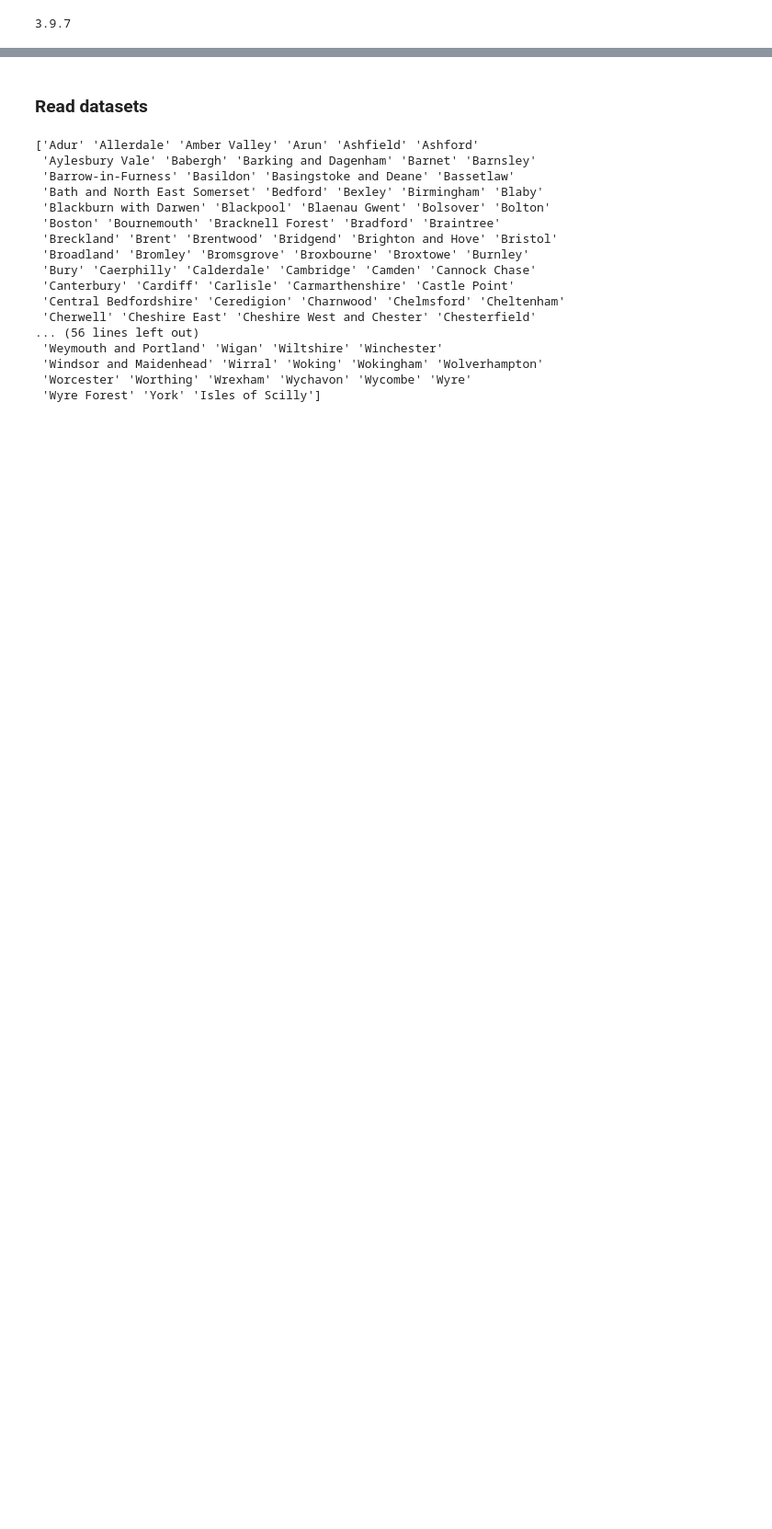
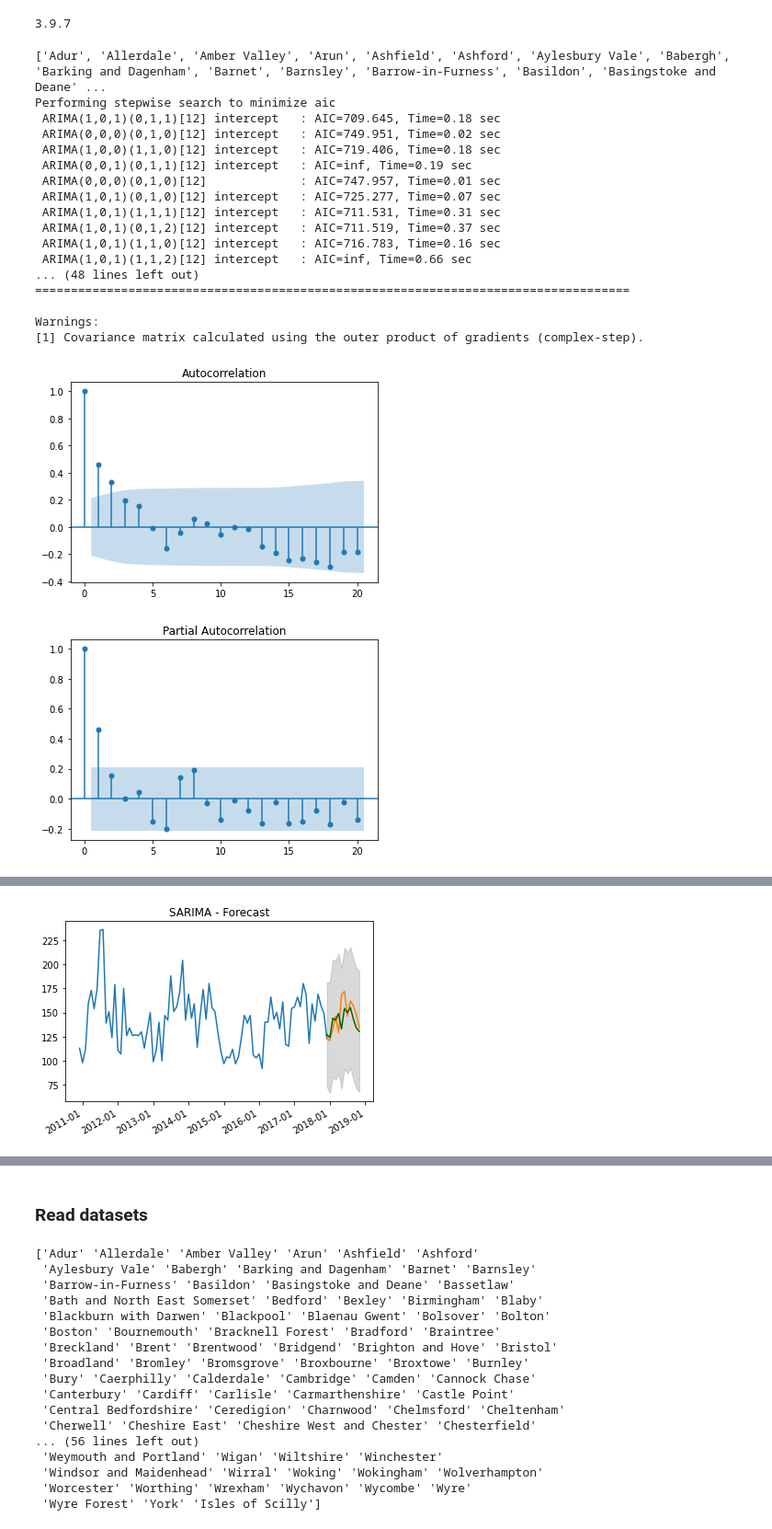
Before and after one commit to S-Diemel/JBG050, a Jupyter notebook: arima_2.ipynb, the cells around one changed output, grey strips where cells are left out. Shown at 92% size. Drawn from its saved outputs; the diff is of its cells as text; code cells hidden in the pictures; blank space fills up the shorter version.

```diff
--- a/arima_2.ipynb
+++ b/arima_2.ipynb
@@ -20,3 +23,80 @@ print(python_version())
 warnings.filterwarnings('ignore')
 # %% [output]
 3.9.7
+# %%
+burg = 'burglarys city'
+col = burg
+n_periods = 12
+city = 'Blackpool'
+
+df = pd.read_csv('C:\\Users\\20203666\\Documents\\JBG050-data\\final_burglary_data_city1.csv')
+print(sorted(df['city'].unique()))
+df['year month'] = [datetime.strptime(date, '%Y-%m') for date in df['year month']]
+df_city = df.loc[df['city'] == city]
+# Reset index to stop expected value error
+
+df_city_index_reset = df_city.reset_index(drop = True)
+
+#Sort it on year/month to perform ARIMA
+df_city_sorted = df_city_index_reset.set_index(df_city_index_reset['year month'])
+
+#Create test partition
+df_city_train = df_city_sorted['2010-12':'2017-12']
+df_city_test  = df_city_sorted['2017-12':'2019-12']
+plot_acf(df_city_train[col].dropna())
+plot_pacf(df_city_train[col].dropna())
+
+smodel = auto_arima(df_city_train[col].dropna(), start_p=1, start_q=1,
+                    test='adf',
+                    max_p=3, max_q=3, m=12,
+                    start_P=0, seasonal=True,
+                    d=0, D=1, trace=True,
+                    error_action='ignore',
+                    suppress_warnings=True,
+                    stepwise=True)
+print(smodel.summary())
+
+fitted, confint = smodel.predict(n_periods=n_periods, return_conf_int=True)
+index_of_fc = df_city_test.index[:n_periods]
+
+# make series for plotting purpose
+fitted_series = pd.Series(fitted, index=index_of_fc)
+lower_series = pd.Series(confint[:, 0], index=index_of_fc)
+upper_series = pd.Series(confint[:, 1], index=index_of_fc)
+
+smodel.plot_diagnostics(figsize=(7, 7))
+plt.show()
+
+# Plot
+plt.plot(df_city_train[col].dropna())
+plt.plot(df_city_test[col][:n_periods].dropna())
+plt.plot(fitted_series, color='darkgreen')
+plt.fill_between(lower_series.index,
+                 lower_series,
+                 upper_series,
+                 color='k', alpha=.15)
+plt.gca().xaxis.set_major_formatter(mdates.DateFormatter('%Y-%m'))
+plt.gca().xaxis.set_major_locator(mdates.YearLocator())
+plt.gcf().autofmt_xdate()
+plt.title("SARIMA - Forecast")
+plt.show()
+# %% [output]
+['Adur', 'Allerdale', 'Amber Valley', 'Arun', 'Ashfield', 'Ashford', 'Aylesbury Vale', 'Babergh', 'Barking and Dagenham', 'Barnet', 'Barnsley', 'Barrow-in-Furness', 'Basildon', 'Basingstoke and Deane' ...
+Performing stepwise search to minimize aic
+ ARIMA(1,0,1)(0,1,1)[12] intercept   : AIC=709.645, Time=0.18 sec
+ ARIMA(0,0,0)(0,1,0)[12] intercept   : AIC=749.951, Time=0.02 sec
+ ARIMA(1,0,0)(1,1,0)[12] intercept   : AIC=719.406, Time=0.18 sec
+ ARIMA(0,0,1)(0,1,1)[12] intercept   : AIC=inf, Time=0.19 sec
+ ARIMA(0,0,0)(0,1,0)[12]             : AIC=747.957, Time=0.01 sec
+ ARIMA(1,0,1)(0,1,0)[12] intercept   : AIC=725.277, Time=0.07 sec
+ ARIMA(1,0,1)(1,1,1)[12] intercept   : AIC=711.531, Time=0.31 sec
+ ARIMA(1,0,1)(0,1,2)[12] intercept   : AIC=711.519, Time=0.37 sec
+ ARIMA(1,0,1)(1,1,0)[12] intercept   : AIC=716.783, Time=0.16 sec
+ ARIMA(1,0,1)(1,1,2)[12] intercept   : AIC=inf, Time=0.66 sec
+... (48 lines left out)
+===================================================================================
+
+Warnings:
+[1] Covariance matrix calculated using the outer product of gradients (complex-step).
+[figure, added]
+[figure, added]
@@ -22,0 +104 @@ warnings.filterwarnings('ignore')
+[figure, added]
```
Also changed, not shown: parts of 3 cells of this notebook, 1 other file.
